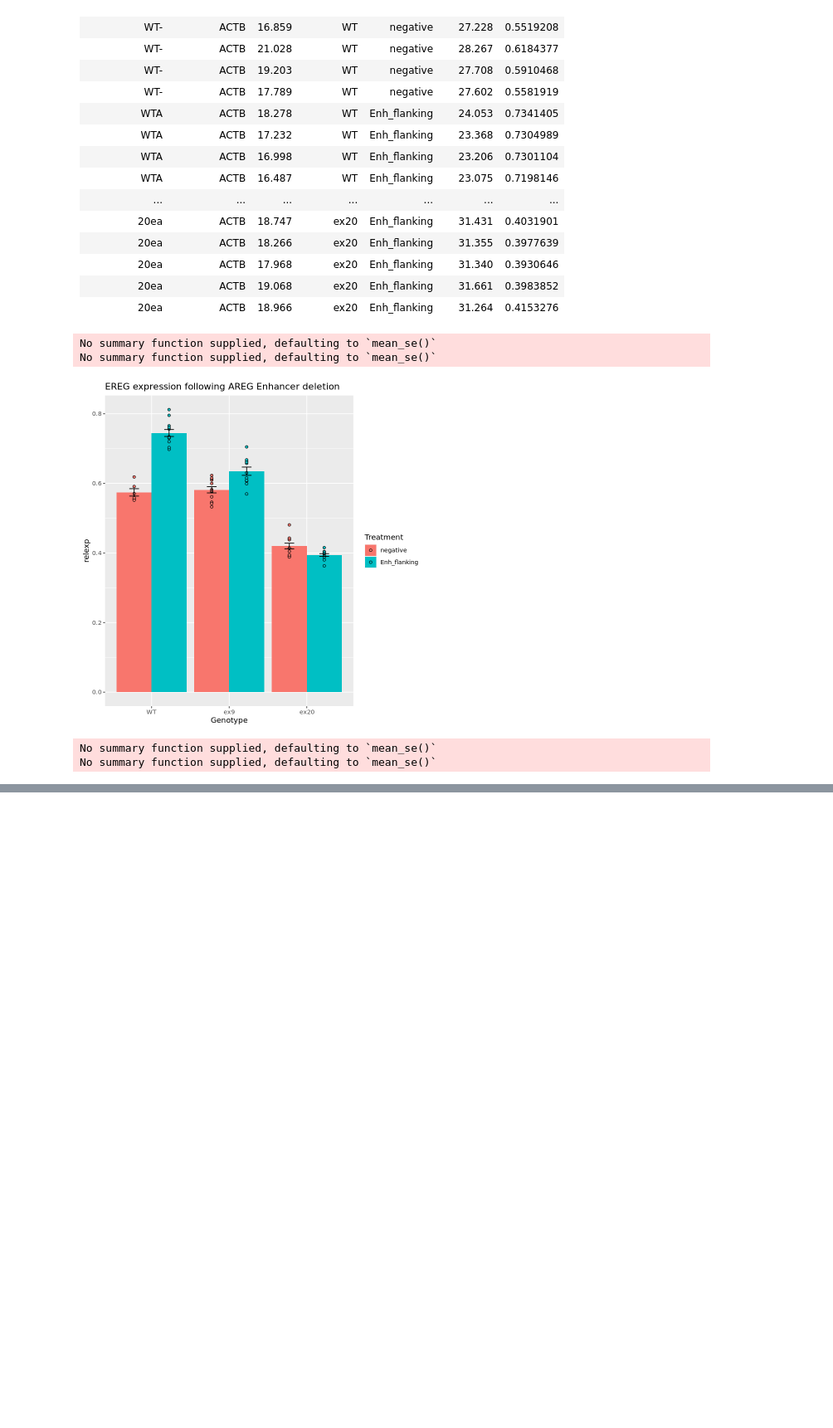
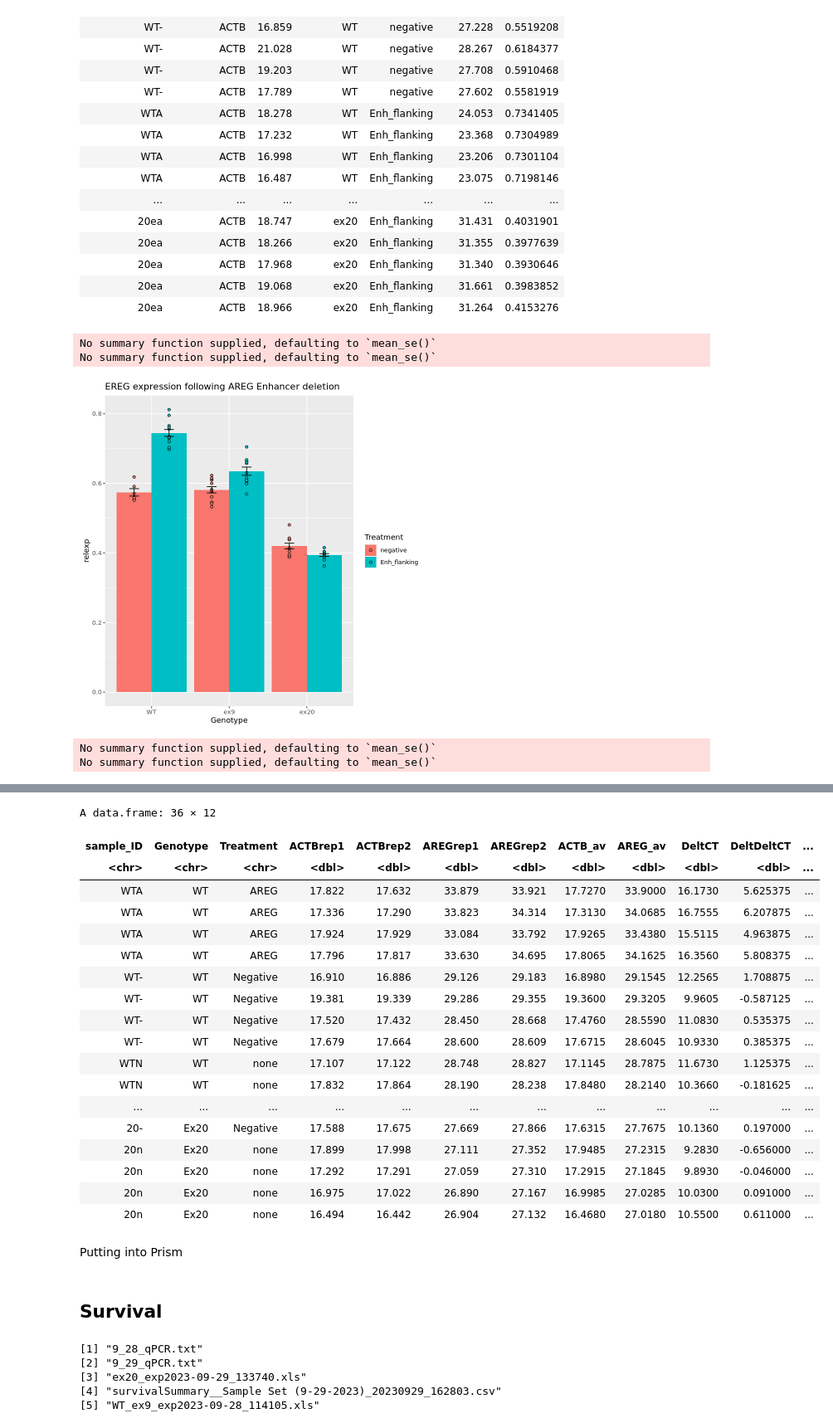
Before and after one commit to adamxmiranda/PIK3CA, a Jupyter notebook: Publication/Synthetic_Lethal_n_dCas_Assays.ipynb, the cells around one changed output, grey strips where cells are left out. Shown at 83% size. Drawn from its saved outputs; the diff is of its cells as text; code cells hidden in the pictures; blank space fills up the shorter version.

```diff
--- a/Publication/Synthetic_Lethal_n_dCas_Assays.ipynb
+++ b/Publication/Synthetic_Lethal_n_dCas_Assays.ipynb
@@ -3176,0 +4253,12 @@ No summary function supplied, defaulting to `mean_se()`
+# %%
+ex20_res$Genotype <- c(rep("Ex20", 48))
+ex20_res_bytech <- ex20_res %>% head(12)
+ACTBrepCT <- ex20_res %>% slice(13:24) %>% select(c(6)) %>% as.vector()
+AREGrep1CT <- ex20_res %>% slice(25:36) %>% select(c(6)) %>% as.vector()
+AREGrep2CT <- ex20_res %>% slice(37:48) %>% select(c(6)) %>% as.vector()
+ex20_res_bytech <- cbind(ex20_res_bytech, ACTBrepCT, AREGrep1CT, AREGrep2CT)
+names(ex20_res_bytech) <- c("sample_ID", "rem1", "rem2", "rem3", "rem4",
+                          "ACTBrep1", "Genotype", "ACTBrep2", "AREGrep1", "AREGrep2")
+ex20_res_bytech$Treatment <- c(rep("AREG", 4), rep("Negative", 4), rep("none", 4))
+ex20_res_bytech <- ex20_res_bytech %>% select(c(1,7, 11, 6, 8:10))
+ex20_res_bytech
@@ -3176,0 +4281,48 @@ No summary function supplied, defaulting to `mean_se()`
+# %%
+wt_res_bytech <- wt_res_bytech %>% mutate(ACTB_av = (ACTBrep1 + ACTBrep2)/2)
+ex9_res_bytech <- ex9_res_bytech %>% mutate(ACTB_av = (ACTBrep1 + ACTBrep2)/2)
+ex20_res_bytech <- ex20_res_bytech %>% mutate(ACTB_av = (ACTBrep1 + ACTBrep2)/2)
+wt_res_bytech <- wt_res_bytech %>% mutate(AREG_av = (AREGrep1 + AREGrep2)/2)
+ex9_res_bytech <- ex9_res_bytech %>% mutate(AREG_av = (AREGrep1 + AREGrep2)/2)
+ex20_res_bytech <- ex20_res_bytech %>% mutate(AREG_av = (AREGrep1 + AREGrep2)/2)
+
+wt_res_bytech <- wt_res_bytech %>% mutate(DeltCT = AREG_av - ACTB_av)
+ex9_res_bytech <- ex9_res_bytech %>% mutate(DeltCT = AREG_av - ACTB_av)
+ex20_res_bytech <- ex20_res_bytech %>% mutate(DeltCT = AREG_av - ACTB_av)
+# %%
+wt_none_av <- wt_res_bytech %>% filter(Treatment == "none") %>% select(c(10))
+wt_none_av <- mean(wt_none_av$DeltCT)
+ex9_none_av <- ex9_res_bytech %>% filter(Treatment == "none") %>% select(c(10))
+ex9_none_av <- mean(ex9_none_av$DeltCT)
+ex20_none_av <- ex20_res_bytech %>% filter(Treatment == "none") %>% select(c(10))
+ex20_none_av <- mean(ex20_none_av$DeltCT)
+# %%
+wt_res_bytech <- wt_res_bytech %>% mutate(DeltDeltCT = DeltCT - wt_none_av)
+ex9_res_bytech <- ex9_res_bytech %>% mutate(DeltDeltCT = DeltCT - ex9_none_av)
+ex20_res_bytech <- ex20_res_bytech %>% mutate(DeltDeltCT = DeltCT - ex20_none_av)
+# %%
+wt_res_bytech <- wt_res_bytech %>% mutate(foldEXP = 2^(-DeltDeltCT))
+ex9_res_bytech <- ex9_res_bytech %>% mutate(foldEXP = 2^(-DeltDeltCT))
+ex20_res_bytech <- ex20_res_bytech %>% mutate(foldEXP = 2^(-DeltDeltCT))
+total_df <- rbind(wt_res_bytech, ex9_res_bytech, ex20_res_bytech)
+total_df
+# %% [output]
+A data.frame: 36 × 12
+| sample_ID | Genotype | Treatment | ACTBrep1 | ACTBrep2 | AREGrep1 | AREGrep2 | ACTB_av | AREG_av | DeltCT | DeltDeltCT | ... |
+| <chr> | <chr> | <chr> | <dbl> | <dbl> | <dbl> | <dbl> | <dbl> | <dbl> | <dbl> | <dbl> | ... |
+| WTA | WT | AREG | 17.822 | 17.632 | 33.879 | 33.921 | 17.7270 | 33.9000 | 16.1730 | 5.625375 | ... |
+| WTA | WT | AREG | 17.336 | 17.290 | 33.823 | 34.314 | 17.3130 | 34.0685 | 16.7555 | 6.207875 | ... |
+| WTA | WT | AREG | 17.924 | 17.929 | 33.084 | 33.792 | 17.9265 | 33.4380 | 15.5115 | 4.963875 | ... |
+| WTA | WT | AREG | 17.796 | 17.817 | 33.630 | 34.695 | 17.8065 | 34.1625 | 16.3560 | 5.808375 | ... |
+| WT- | WT | Negative | 16.910 | 16.886 | 29.126 | 29.183 | 16.8980 | 29.1545 | 12.2565 | 1.708875 | ... |
+| WT- | WT | Negative | 19.381 | 19.339 | 29.286 | 29.355 | 19.3600 | 29.3205 | 9.9605 | -0.587125 | ... |
+| WT- | WT | Negative | 17.520 | 17.432 | 28.450 | 28.668 | 17.4760 | 28.5590 | 11.0830 | 0.535375 | ... |
+| WT- | WT | Negative | 17.679 | 17.664 | 28.600 | 28.609 | 17.6715 | 28.6045 | 10.9330 | 0.385375 | ... |
+| WTN | WT | none | 17.107 | 17.122 | 28.748 | 28.827 | 17.1145 | 28.7875 | 11.6730 | 1.125375 | ... |
+| WTN | WT | none | 17.832 | 17.864 | 28.190 | 28.238 | 17.8480 | 28.2140 | 10.3660 | -0.181625 | ... |
+| ... | ... | ... | ... | ... | ... | ... | ... | ... | ... | ... | ... |
+| 20- | Ex20 | Negative | 17.588 | 17.675 | 27.669 | 27.866 | 17.6315 | 27.7675 | 10.1360 | 0.197000 | ... |
+| 20n | Ex20 | none | 17.899 | 17.998 | 27.111 | 27.352 | 17.9485 | 27.2315 | 9.2830 | -0.656000 | ... |
+| 20n | Ex20 | none | 17.292 | 17.291 | 27.059 | 27.310 | 17.2915 | 27.1845 | 9.8930 | -0.046000 | ... |
+| 20n | Ex20 | none | 16.975 | 17.022 | 26.890 | 27.167 | 16.9985 | 27.0285 | 10.0300 | 0.091000 | ... |
+| 20n | Ex20 | none | 16.494 | 16.442 | 26.904 | 27.132 | 16.4680 | 27.0180 | 10.5500 | 0.611000 | ... |
@@ -3176,0 +4331,12 @@ No summary function supplied, defaulting to `mean_se()`
+# %% [markdown]
+Putting into Prism
+# %% [markdown]
+## Survival
+# %%
+list.files()
+# %% [output]
+[1] "9_28_qPCR.txt"
+[2] "9_29_qPCR.txt"
+[3] "ex20_exp2023-09-29_133740.xls"
+[4] "survivalSummary__Sample Set (9-29-2023)_20230929_162803.csv"
+[5] "WT_ex9_exp2023-09-28_114105.xls"
```
Also changed, not shown: parts of 123 cells of this notebook, 12 other files.
